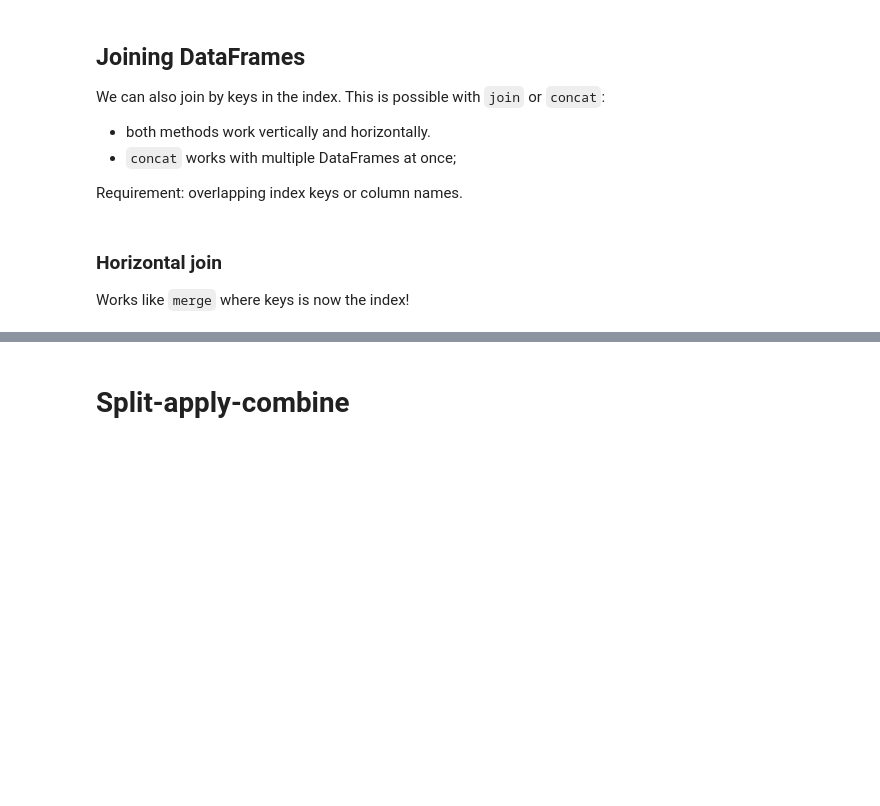
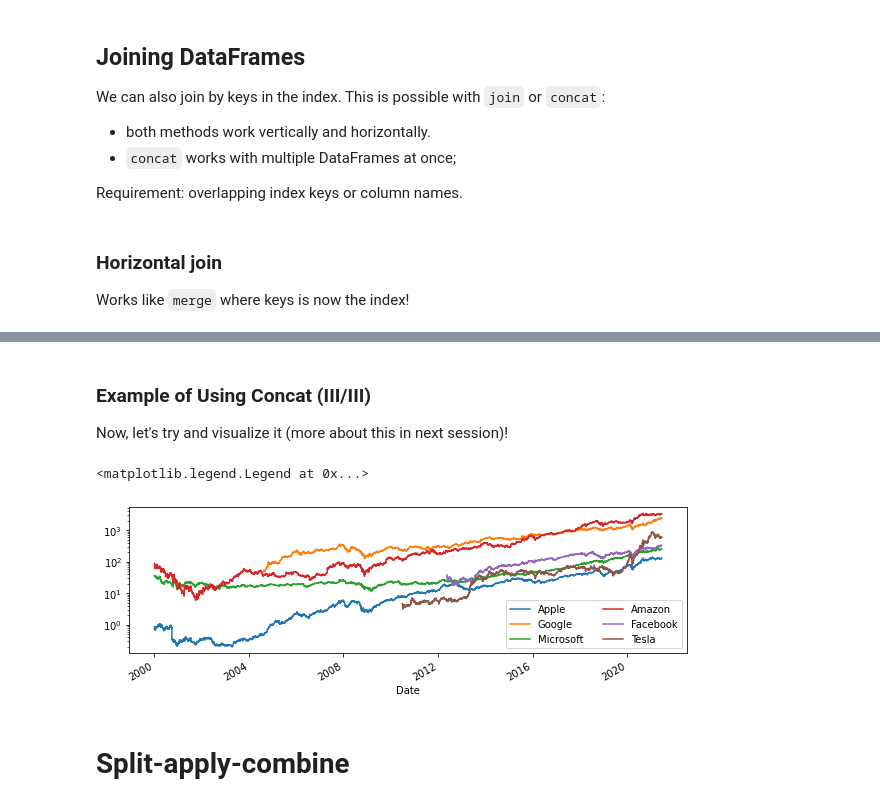
Before and after one commit to joachimkrasmussen/ISDS, a Jupyter notebook: session_5/module_5_slides.ipynb, the cells around one changed output, grey strips where cells are left out. Cells and saved outputs as stored; diff of their text form; code cells hidden in the pictures; blank space fills up the shorter version.

```diff
--- a/session_5/module_5_slides.ipynb
+++ b/session_5/module_5_slides.ipynb
@@ -242,8 +316,13 @@ An overview of `concat`/`join` operations (left: horizontal, right: vertical)
 # %%
+# In anaconda prompt: "pip install pandas-datareader"
+
 from pandas_datareader import data
-stock_tickers = ['aapl', 'goog', 'msft', 'amzn', 'fb']
+import matplotlib.pyplot as plt # For plotting
+
+stocks = ['aapl', 'goog', 'msft', 'amzn', 'fb', 'tsla']
+
 def load_stock(s):
     return data.DataReader(s, data_source='yahoo', start='2000')['Adj Close']
+
 stock_dfs = {s:load_stock(s) for s in stocks} # dictionary of all stock price
 stock_df = pd.concat(stock_dfs, axis=1) # horizontal join
-stock_df.plot(logy=True, figsize=(10,3))
@@ -253,3 +348,13 @@ stock_df.plot(logy=True, figsize=(10,3))
+# %% [markdown]
+### Example of Using Concat (III/III)
+
+Now, let's try and visualize it (more about this in next session)!
+# %%
+ax = stock_df.plot(logy=True, figsize=(10,3))
+ax.legend(["Apple", "Google","Microsoft", "Amazon","Facebook", "Tesla"], loc='best', ncol=2)
+# %% [output]
+<matplotlib.legend.Legend at 0x...>
+[figure, added]
 # %% [markdown]
 # Split-apply-combine
 # %% [markdown]
```
Also changed, not shown: parts of 55 cells of this notebook.
